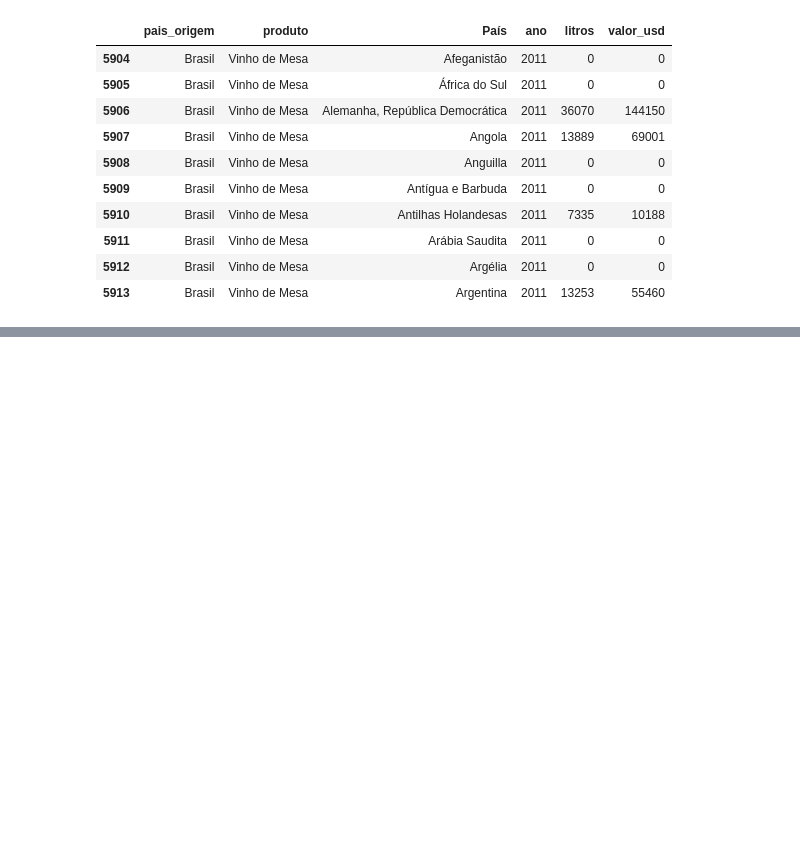
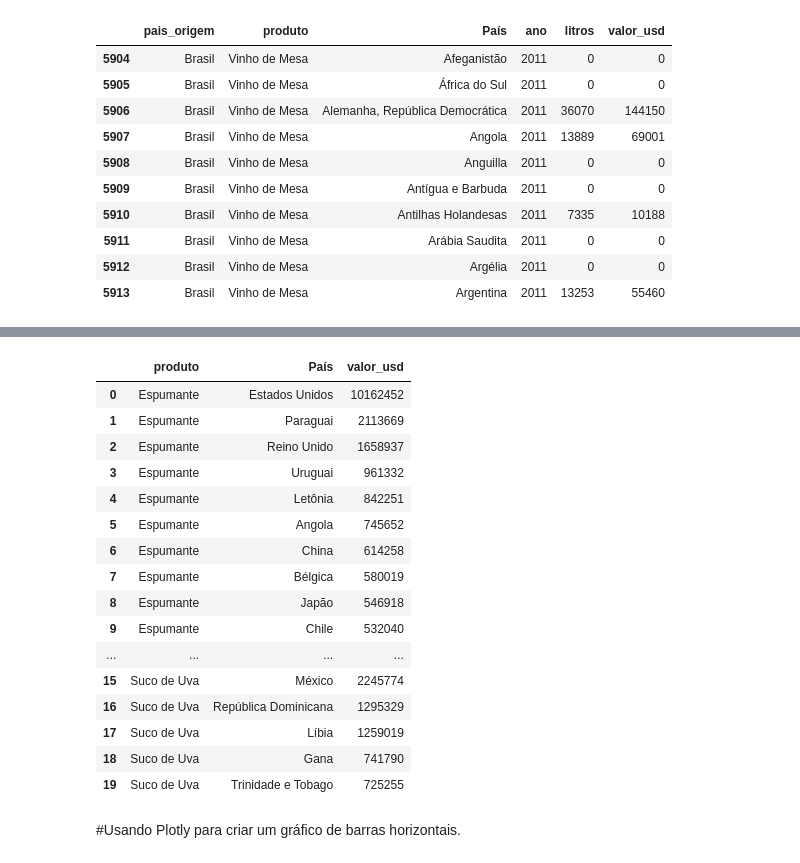
Before and after one commit to gilzeraz/brazil-wine-exports-analysis, a Jupyter notebook: notebooks/wine_exports_analysis.ipynb, the cells around one changed output, grey strips where cells are left out. Cells and saved outputs as stored; diff of their text form; code cells hidden in the pictures; blank space fills up the shorter version.

Commit message:
feat: gráficos de análise - top países, evolução temporal, preço/litro e consistência de parceiros

```diff
--- a/notebooks/wine_exports_analysis.ipynb
+++ b/notebooks/wine_exports_analysis.ipynb
@@ -273,0 +292,24 @@ df_total.head(10)
+# %%
+por_produto_pais = df_total.groupby(['produto', 'País'])['valor_usd'].sum()
+top10 = por_produto_pais.groupby('produto').nlargest(10).reset_index(level=0, drop=True).reset_index()
+top10.head(20)
+# %% [output]
+|  | produto | País | valor_usd |
+| 0 | Espumante | Estados Unidos | 10162452 |
+| 1 | Espumante | Paraguai | 2113669 |
+| 2 | Espumante | Reino Unido | 1658937 |
+| 3 | Espumante | Uruguai | 961332 |
+| 4 | Espumante | Letônia | 842251 |
+| 5 | Espumante | Angola | 745652 |
+| 6 | Espumante | China | 614258 |
+| 7 | Espumante | Bélgica | 580019 |
+| 8 | Espumante | Japão | 546918 |
+| 9 | Espumante | Chile | 532040 |
+| ... | ... | ... | ... |
+| 15 | Suco de Uva | México | 2245774 |
+| 16 | Suco de Uva | República Dominicana | 1295329 |
+| 17 | Suco de Uva | Líbia | 1259019 |
+| 18 | Suco de Uva | Gana | 741790 |
+| 19 | Suco de Uva | Trinidade e Tobago | 725255 |
+# %% [markdown]
+#Usando Plotly para criar um gráfico de barras horizontais.
```
Also changed, not shown: parts of 18 cells of this notebook.
